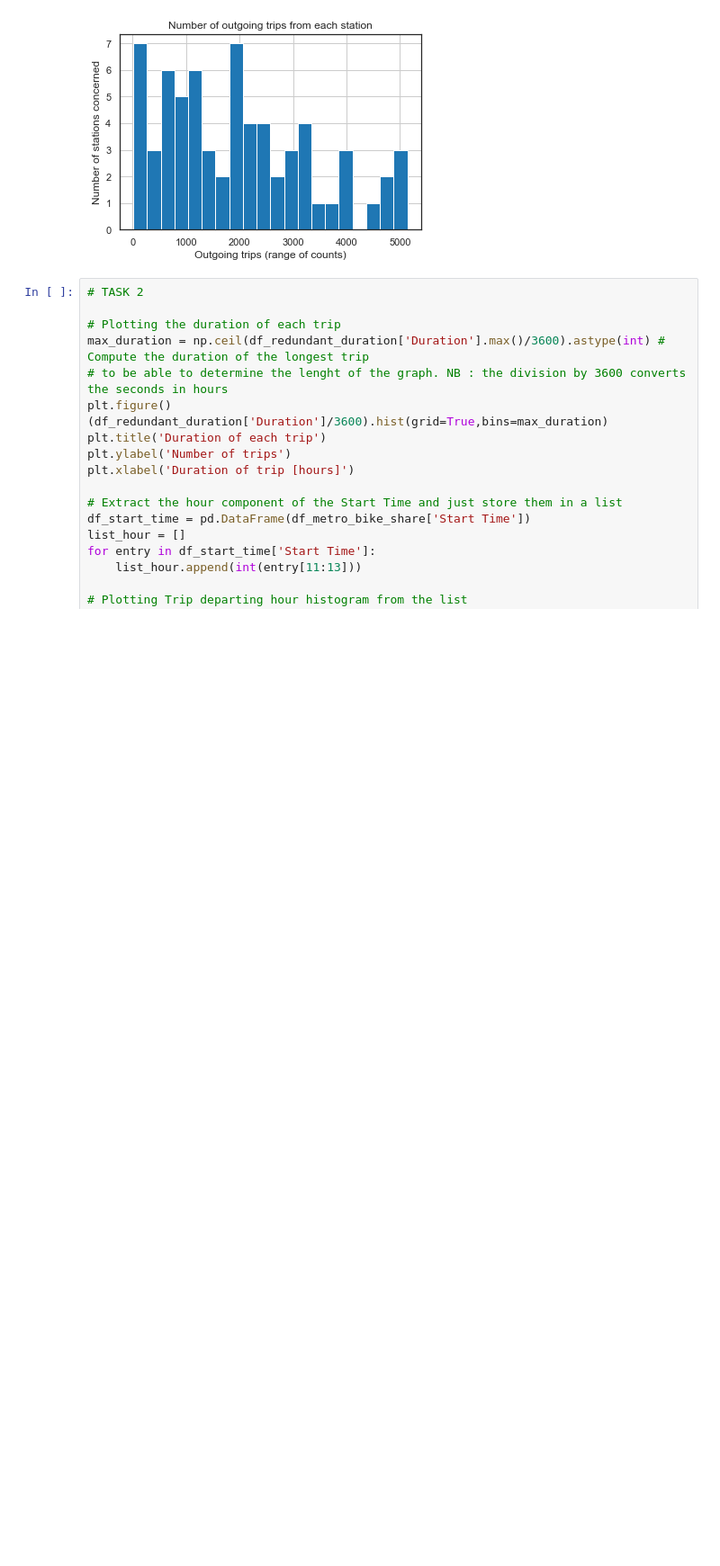
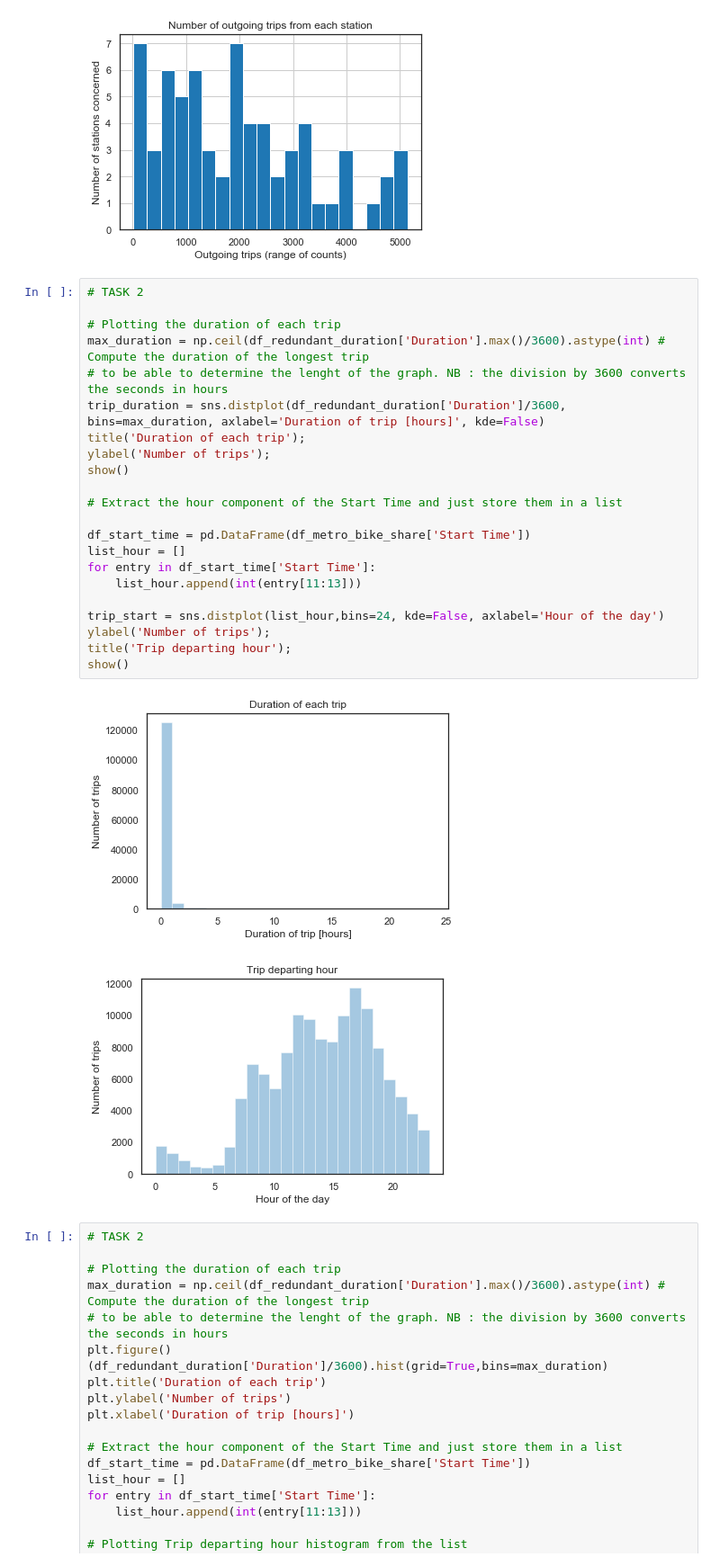
Before and after one commit to vbruttin/ada_homeworks, a Jupyter notebook: Exercise_1.ipynb, the cells around one changed output. Shown at 90% size. Cells and saved outputs as stored; diff of their text form; blank space fills up the shorter version.

```diff
--- a/Exercise_1.ipynb
+++ b/Exercise_1.ipynb
@@ -457,6 +475,31 @@ plt.ylabel('Number of stations concerned');
 plt.xlabel('Outgoing trips (range of counts)');
 # %% [output]
 [figure]
+# %%
+# TASK 2
+
+# Plotting the duration of each trip
+max_duration = np.ceil(df_redundant_duration['Duration'].max()/3600).astype(int) # Compute the duration of the longest trip
+# to be able to determine the lenght of the graph. NB : the division by 3600 converts the seconds in hours
+trip_duration = sns.distplot(df_redundant_duration['Duration']/3600, bins=max_duration, axlabel='Duration of trip [hours]', kde=False)
+title('Duration of each trip');
+ylabel('Number of trips');
+show()
+
+# Extract the hour component of the Start Time and just store them in a list
+
+df_start_time = pd.DataFrame(df_metro_bike_share['Start Time'])
+list_hour = []
+for entry in df_start_time['Start Time']:
+    list_hour.append(int(entry[11:13]))
+
+trip_start = sns.distplot(list_hour,bins=24, kde=False, axlabel='Hour of the day')
+ylabel('Number of trips');
+title('Trip departing hour');
+show()
+# %% [output]
+[figure, added]
+[figure, added]
 # %%
 # TASK 2
 
```
Also changed, not shown: parts of 8 cells of this notebook.
